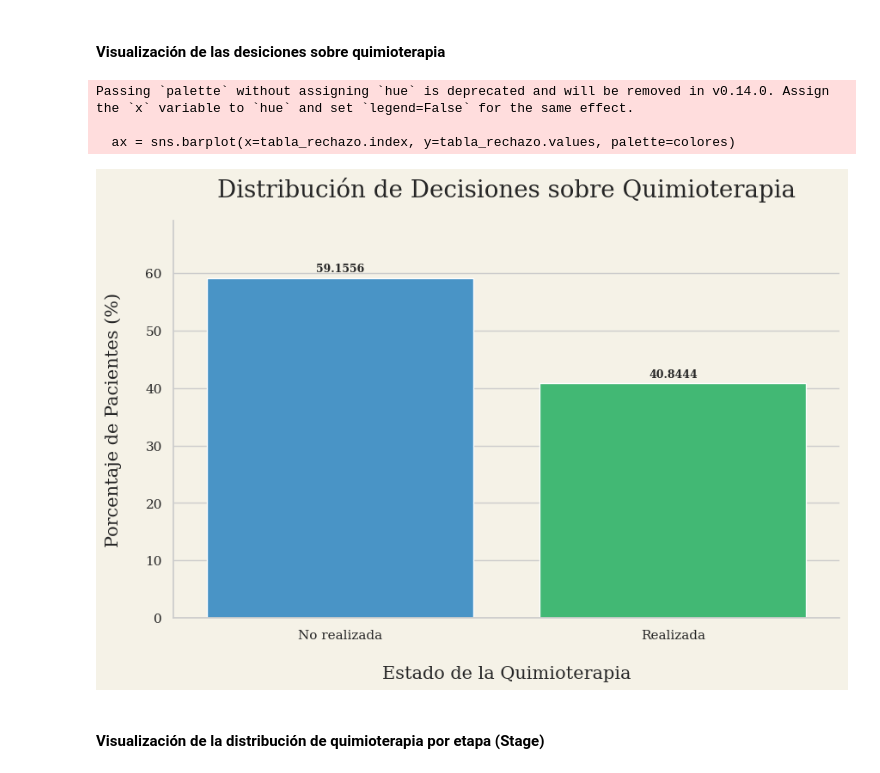
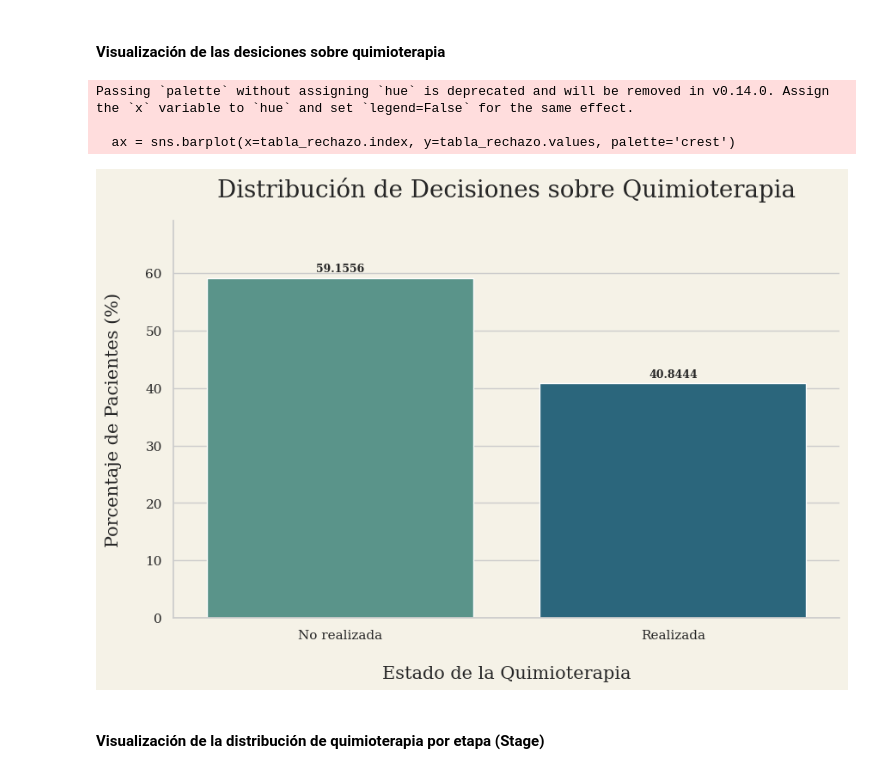
Before and after one commit to 4GeeksAcademy/sp-ml-20-final-project-g1, a Jupyter notebook: notebooks/casifinalizado.ipynb, the cells around one changed output. Drawn from its saved outputs; the diff is of its cells as text; code cells hidden in the pictures.

```diff
--- a/notebooks/casifinalizado.ipynb
+++ b/notebooks/casifinalizado.ipynb
@@ -1520,8 +1520,7 @@ plt.show()
 # %% [markdown]
 #### Visualización de las decisiones sobre cirugia
 # %%
-# Identifica las decisiones basado en el mapeo
-# Usa la columna original de cirugía  ya estandarizada
+# Datos
 df['status_cirugia'] = df['surg_yesno'].map({
     'C': 'Realizada',
     'Cn': 'No recomendada',
@@ -1533,9 +1532,8 @@ tabla_rechazo = df['status_cirugia'].value_counts(normalize=True) * 100
 
 # Visualización
 plt.figure(figsize=(10, 6))
-colores = ['#3498db', '#2ecc71', '#e74c3c'] # Verde, Azul, Rojo para el rechazo
 
-ax = sns.barplot(x=tabla_rechazo.index, y=tabla_rechazo.values, palette=colores)
+ax = sns.barplot(x=tabla_rechazo.index, y=tabla_rechazo.values, palette='crest')
 
 # Etiquetas
 for container in ax.containers:
@@ -1564,9 +1562,6 @@ Passing `palette` without assigning `hue` is deprecated and will be removed in v
 # %%
 # Colores
 color_fondo = '#F5F2E7'
-verde_oscuro = '#2D5A27'
-verde_claro = '#6B8E23'
-rojo_tenue = '#A0522D'
 
 plt.rcParams['font.family'] = 'serif'
 plt.rcParams['axes.facecolor'] = color_fondo
@@ -1582,9 +1577,8 @@ tabla_rechazo = df['status_rad'].value_counts(normalize=True) * 100
 
 # 3. Creación del gráfico
 plt.figure(figsize=(10, 6))
-colores_palette = [verde_oscuro, verde_claro, rojo_tenue]
 
-ax = sns.barplot(x=tabla_rechazo.index, y=tabla_rechazo.values, palette=colores_palette)
+ax = sns.barplot(x=tabla_rechazo.index, y=tabla_rechazo.values, palette='crest')
 
 # Etiquetas
 for container in ax.containers:
@@ -1621,38 +1615,36 @@ Passing `palette` without assigning `hue` is deprecated and will be removed in v
 # %% [markdown]
 #### Visualización de las desiciones sobre quimioterapia
 # %%
-# Identifica las decisiones basado en el mapeo
-# Usa la columna original de Quimioterapia estandarizada
+# Datos
 df['status_chemo'] = df['chemo_yesno'].map({
     'Q': 'Realizada',
     'nQ': 'No realizada'
 })
 
 # Calcula porcentajes
 tabla_rechazo = df['status_chemo'].value_counts(normalize=True) * 100
 
 # Visualización
 plt.figure(figsize=(10, 6))
-colores = ['#3498db', '#2ecc71']
 
-ax = sns.barplot(x=tabla_rechazo.index, y=tabla_rechazo.values, palette=colores)
+ax = sns.barplot(x=tabla_rechazo.index, y=tabla_rechazo.values, palette='crest')
 
 # Etiqueas
 for container in ax.containers:
     ax.bar_label(container, padding=3, fontsize=9, fontweight='bold')
 
 plt.title('Distribución de Decisiones sobre Quimioterapia', fontsize=20, pad=20)
 plt.ylabel('Porcentaje de Pacientes (%)', fontsize=15, labelpad=20)
 plt.xlabel('Estado de la Quimioterapia', fontsize=15, labelpad=20)
 plt.ylim(0, max(tabla_rechazo.values) + 10)
 sns.despine()
 
 plt.show()
 # %% [output]
 Passing `palette` without assigning `hue` is deprecated and will be removed in v0.14.0. Assign the `x` variable to `hue` and set `legend=False` for the same effect.
 
-  ax = sns.barplot(x=tabla_rechazo.index, y=tabla_rechazo.values, palette=colores)
+  ax = sns.barplot(x=tabla_rechazo.index, y=tabla_rechazo.values, palette='crest')
-[figure, old version]
+[figure, new version]
 # %% [markdown]
 #### Visualización de la distribución de quimioterapia por etapa (Stage)
 # %%
```
Also changed, not shown: parts of 22 cells of this notebook, 6 other files.
